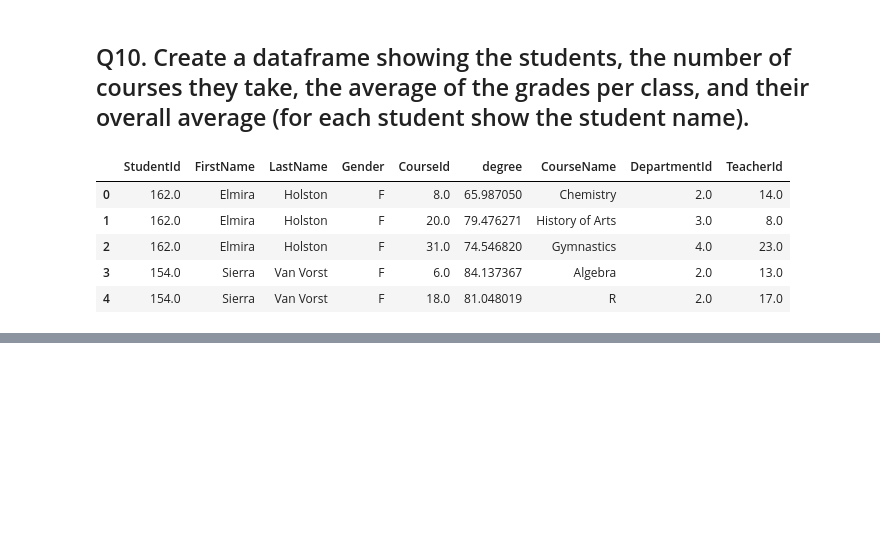
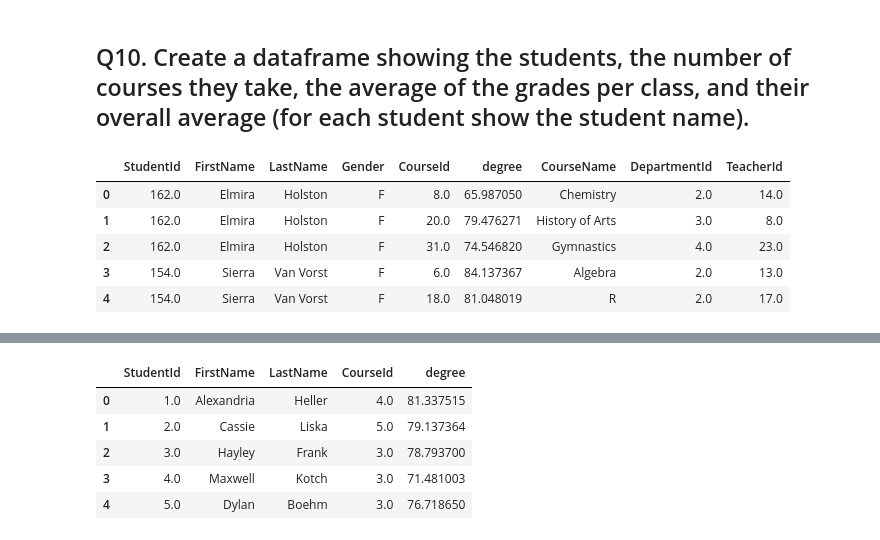
Before and after one commit to EtiMayer/DataScience, a Jupyter notebook: python/Python-final.ipynb, the cells around one changed output, grey strips where cells are left out. Saved outputs shown, nothing was run; the diff lists cells and outputs as text; code cells hidden in the pictures; blank space fills up the shorter version.

```diff
--- a/python/Python-final.ipynb
+++ b/python/Python-final.ipynb
@@ -310,0 +273,12 @@ GROUP BY a.StudentId, a.FirstName, a.LastName
+# %%
+Overall_Average = Q10.groupby(['StudentId','FirstName','LastName']).\
+                      agg({'CourseId':pd.Series.nunique,'degree':'mean'})
+Overall_Average.reset_index(inplace=True)
+Overall_Average.head()
+# %% [output]
+|  | StudentId | FirstName | LastName | CourseId | degree |
+| 0 | 1.0 | Alexandria | Heller | 4.0 | 81.337515 |
+| 1 | 2.0 | Cassie | Liska | 5.0 | 79.137364 |
+| 2 | 3.0 | Hayley | Frank | 3.0 | 78.793700 |
+| 3 | 4.0 | Maxwell | Kotch | 3.0 | 71.481003 |
+| 4 | 5.0 | Dylan | Boehm | 3.0 | 76.718650 |
```
Also changed, not shown: parts of 4 cells of this notebook, 2 other files.
